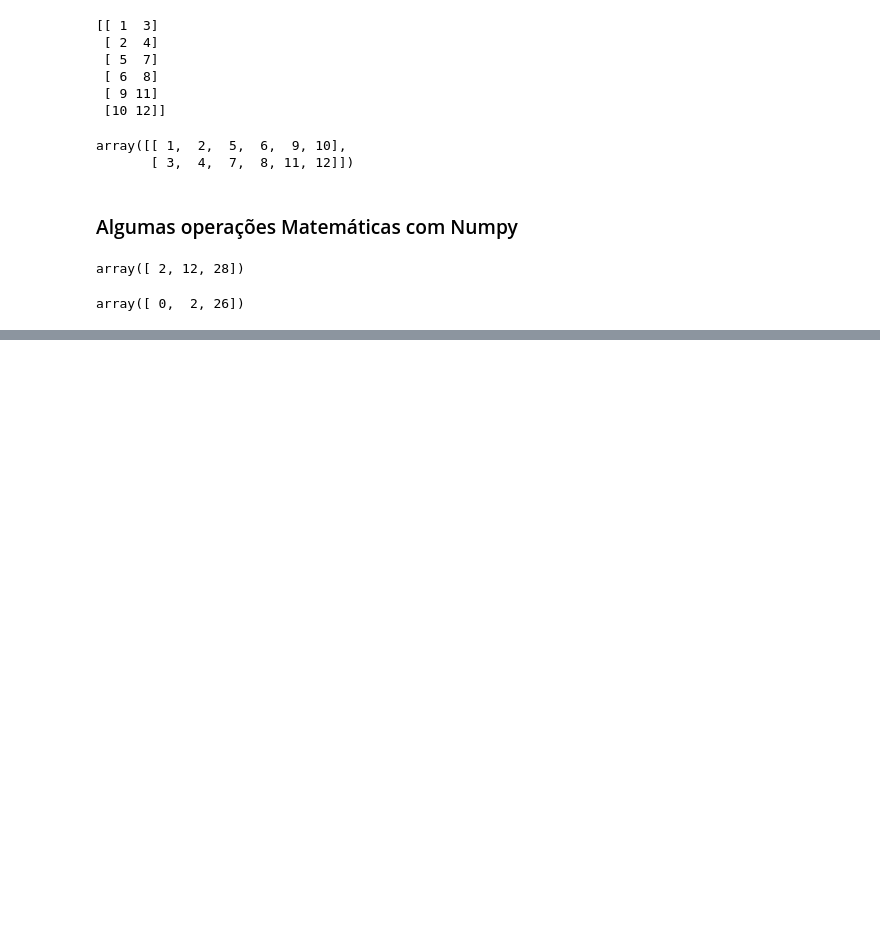
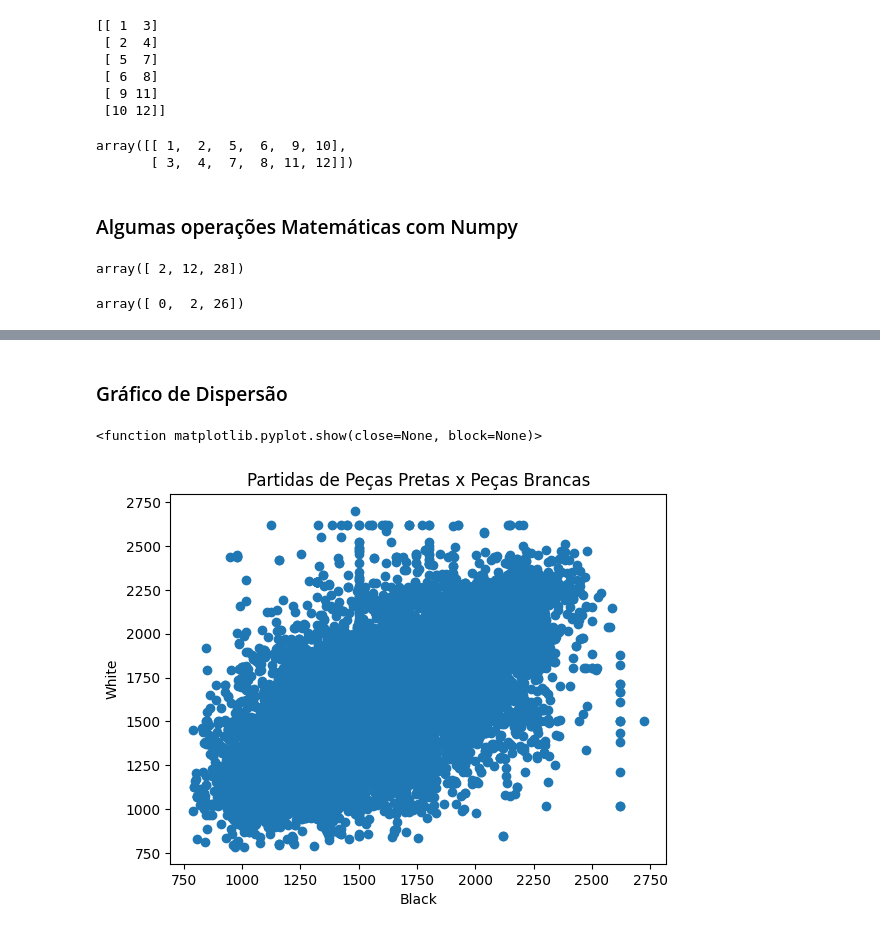
Before and after one commit to DeboraPascoarelli/FIAP_F2A02_ANALISE_EXPLORATORIA_DE_DADOS_EDA, a Jupyter notebook: FASE_2 - MACHINE LEARNIG AND TIME SERIES.ipynb, the cells around one changed output, grey strips where cells are left out. Drawn from its saved outputs; the diff is of its cells as text; code cells hidden in the pictures; blank space fills up the shorter version.

```diff
--- a/FASE_2 - MACHINE LEARNIG AND TIME SERIES.ipynb
+++ b/FASE_2 - MACHINE LEARNIG AND TIME SERIES.ipynb
@@ -283,0 +354,3 @@ array([ 0,  2, 26])
+# %%
+df_chess = df_excel
+df_chess.head()
@@ -283,0 +364,14 @@ array([ 0,  2, 26])
+# %% [markdown]
+### Gráfico de Dispersão
+# %%
+#  O gráfico de Dispersão tem a capacidade de nos mostrar a correlação entre os dados (caso exista)
+# Tip: o meu primeiro parâmetro (ex:'black_rating') sempre será o meu eixo X
+
+plt.scatter(df_chess['black_rating'], df_chess['white_rating'])
+plt.xlabel('Black')
+plt.ylabel('White')
+plt.title('Partidas de Peças Pretas x Peças Brancas')
+plt.show
+# %% [output]
+<function matplotlib.pyplot.show(close=None, block=None)>
+[figure, added]
```
Also changed, not shown: parts of 16 cells of this notebook, 2 other files.
